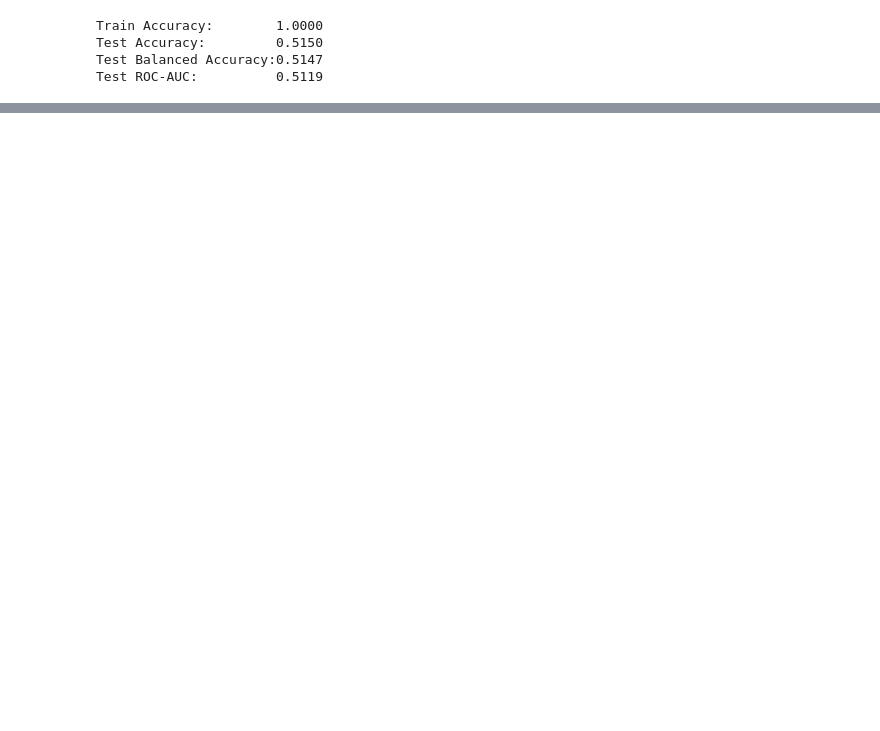
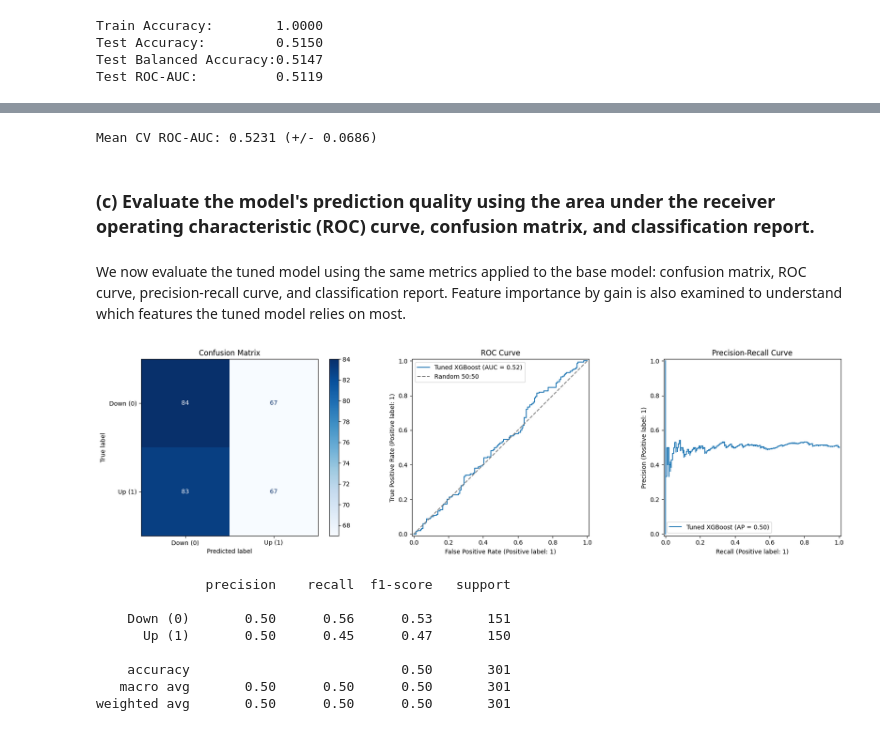
Before and after one commit to jade-lam/CQF, a Jupyter notebook: CQF_Exam_3.ipynb, the cells around one changed output, grey strips where cells are left out. Cells and saved outputs as stored; diff of their text form; code cells hidden in the pictures; blank space fills up the shorter version.

```diff
--- a/CQF_Exam_3.ipynb
+++ b/CQF_Exam_3.ipynb
@@ -1407,0 +1555,53 @@ The base model achieves perfect training accuracy (1.00) but only 51.5% test acc
+# %%
+# Cross-validation score with tuned model
+cv_scores = cross_val_score(tuned_model, X_train, y_train, cv=tscv, scoring='roc_auc')
+print(f"Mean CV ROC-AUC: {cv_scores.mean():.4f} (+/- {cv_scores.std() * 2:.4f})")
+# %% [output]
+Mean CV ROC-AUC: 0.5231 (+/- 0.0686)
+# %% [markdown]
+### **(c) Evaluate the model's prediction quality using the area under the receiver operating characteristic (ROC) curve, confusion matrix, and classification report.**
+# %% [markdown]
+We now evaluate the tuned model using the same metrics applied to the base model: confusion matrix, ROC curve, precision-recall curve, and classification report. Feature importance by gain is also examined to understand which features the tuned model relies on most.
+# %%
+# Tuned Model Evaluation
+fig, axes = plt.subplots(1, 3, figsize=(18, 5))
+
+# Confusion Matrix
+ConfusionMatrixDisplay.from_estimator(
+    tuned_model, X_test, y_test,
+    display_labels=['Down (0)', 'Up (1)'],
+    cmap=plt.cm.Blues, ax=axes[0]
+)
+axes[0].set_title('Confusion Matrix')
+
+# ROC Curve
+RocCurveDisplay.from_estimator(
+    tuned_model, X_test, y_test,
+    name='Tuned XGBoost', ax=axes[1]
+)
+axes[1].plot([0, 1], [0, 1], linestyle='--', color='grey', label='Random 50:50')
+axes[1].set_title('ROC Curve')
+axes[1].legend()
+
+# Precision-Recall Curve
+PrecisionRecallDisplay.from_estimator(
+    tuned_model, X_test, y_test,
+    name='Tuned XGBoost', ax=axes[2]
+)
+axes[2].set_title('Precision-Recall Curve')
+
+plt.tight_layout()
+plt.show()
+
+# Classification Report
+print(classification_report(y_test, y_pred_tuned, target_names=['Down (0)', 'Up (1)']))
+# %% [output]
+[figure, added]
+              precision    recall  f1-score   support
+
+    Down (0)       0.50      0.56      0.53       151
+      Up (1)       0.50      0.45      0.47       150
+
+    accuracy                           0.50       301
+   macro avg       0.50      0.50      0.50       301
+weighted avg       0.50      0.50      0.50       301
```
Also changed, not shown: parts of 14 cells of this notebook.
